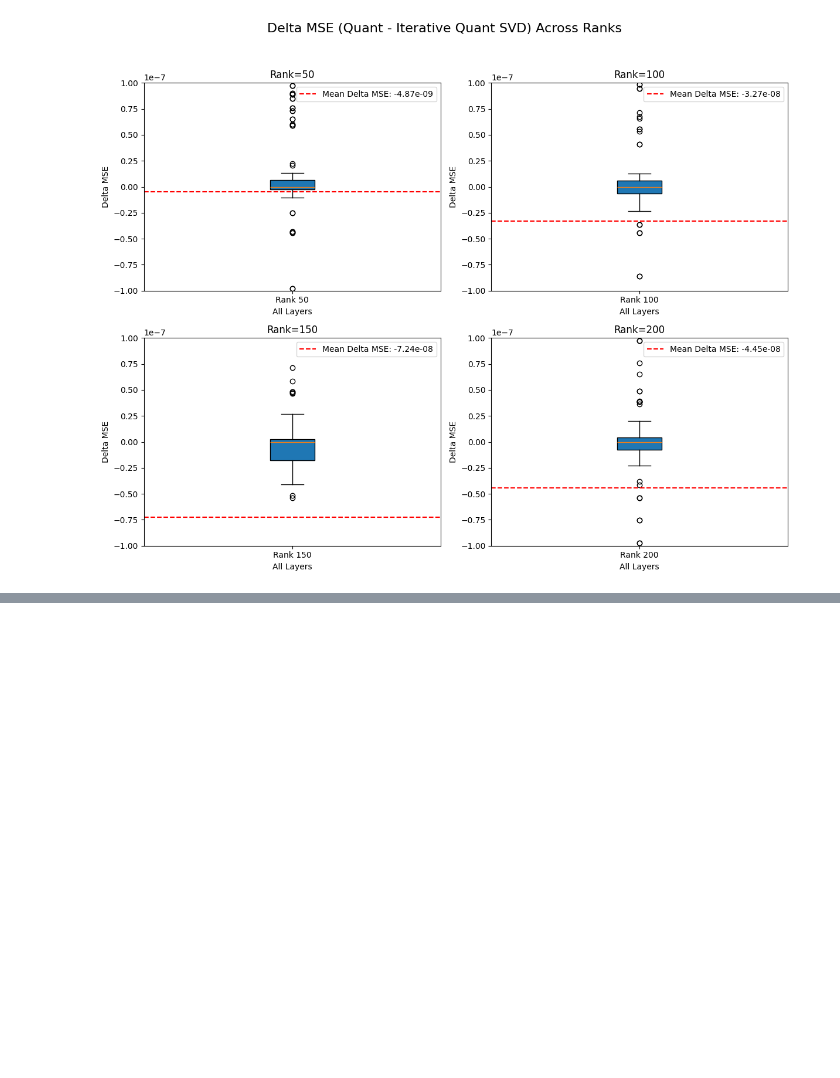
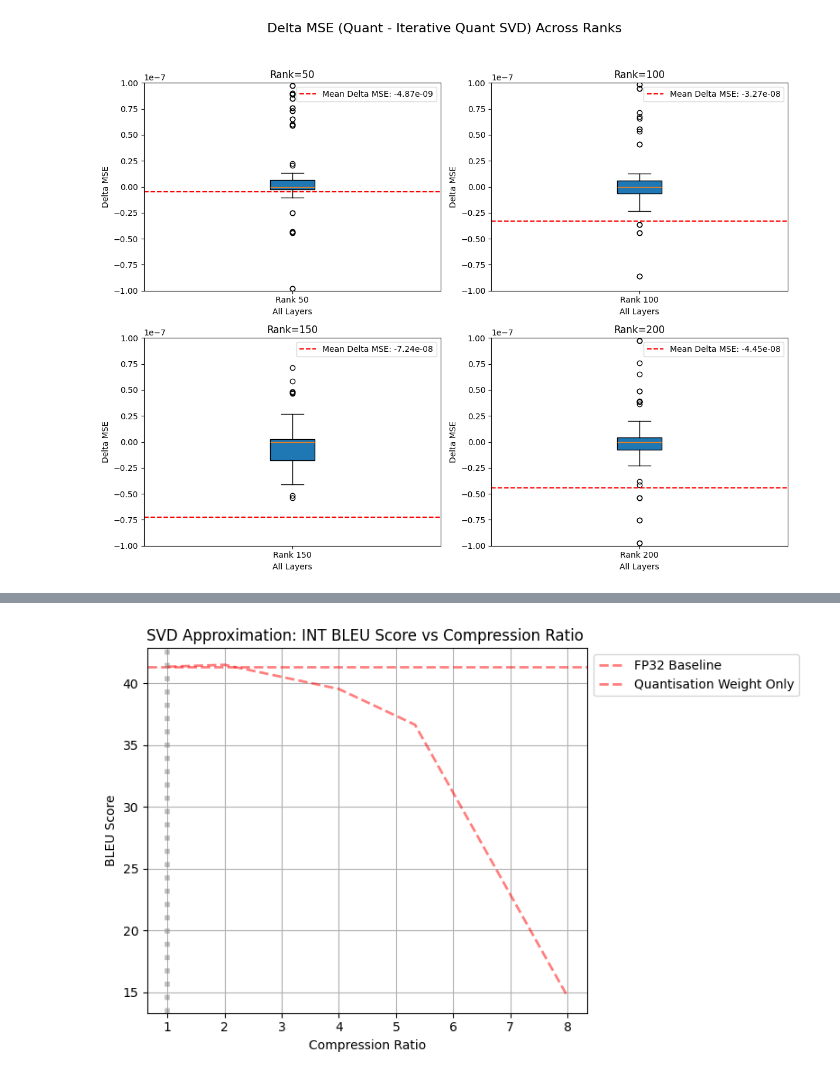
Before and after one commit to justinhuang666666/Approximate-Matrix-Vector-Multiplication, a Jupyter notebook: simulation_result/simulation_quant.ipynb, the cells around one changed output, grey strips where cells are left out. Cells and saved outputs as stored; diff of their text form; code cells hidden in the pictures; blank space fills up the shorter version.

```diff
--- a/simulation_result/simulation_quant.ipynb
+++ b/simulation_result/simulation_quant.ipynb
@@ -496,0 +449,60 @@ plt.show()
+# %%
+# Set up the plots
+plt.figure(figsize=(8, 5))
+
+plt.axhline(baseline_bleu, color='red', linestyle='--', linewidth=2, alpha=0.5, label='FP32 Baseline')
+
+# # Concatenate data and data1
+result = pd.read_csv('quantization_weight_only.csv')
+
+result = result.sort_values(by='Word Length', ascending=False)
+
+wls = result['Word Length'].unique()
+
+# Generate a colormap with Viridis
+viridis = cm.get_cmap('viridis', len(wls))
+
+# To keep track of which labels have been added to the legend
+labels_added = set()
+
+highest_points = []
+annotated = False  # Track if the annotation has been added
+
+for i, wl in enumerate(wls):
+    data_wl = result[(result['Word Length'] == wl)]
+    for rounding_mode in ['nearest', 'stochastic']:
+        for sym in [True, False]:
+            # Define the label for the current word length
+            label = f'INT{wl}'
+            compression_ratio = 32 / data_wl['Word Length']
+
+            # Find the maximum BLEU score point
+            max_bleu_idx = data_wl['BLEU Score'].idxmax()
+            max_bleu_compression = compression_ratio[max_bleu_idx]
+            max_bleu_score = data_wl.loc[max_bleu_idx, 'BLEU Score']
+            frac = data_wl.loc[max_bleu_idx, 'Fraction Length']
+            highest_points.append((max_bleu_compression, max_bleu_score))
+
+# Sort the highest points by their compression ratio to draw a proper line
+highest_points.sort(key=lambda x: x[0])
+# Plot a line connecting the highest BLEU score points
+plt.plot(
+    [point[0] for point in highest_points],
+    [point[1] for point in highest_points],
+    linestyle='-', color='red', linewidth=2, alpha=0.5,label='Quantisation Weight Only'
+)
+
+
+plt.xlabel('Compression Ratio')
+plt.axvline(1, color='gray', linestyle=':', linewidth=4, alpha=0.5)
+plt.ylabel('BLEU Score')
+# plt.ylim([35, 45])
+# plt.xlim([1, 3])
+plt.title('SVD Approximation: INT BLEU Score vs Compression Ratio ')
+plt.grid(True)
+plt.legend(loc='upper left', bbox_to_anchor=(1, 1))  # Place legend outside
+
+plt.tight_layout()
+plt.show()
+# %% [output]
+[figure, added]
```
Also changed, not shown: parts of 2 cells of this notebook, 1 other file.
